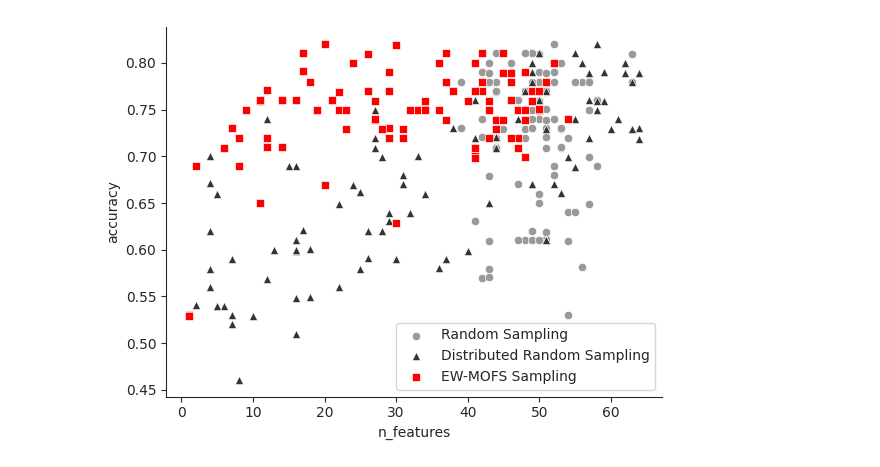
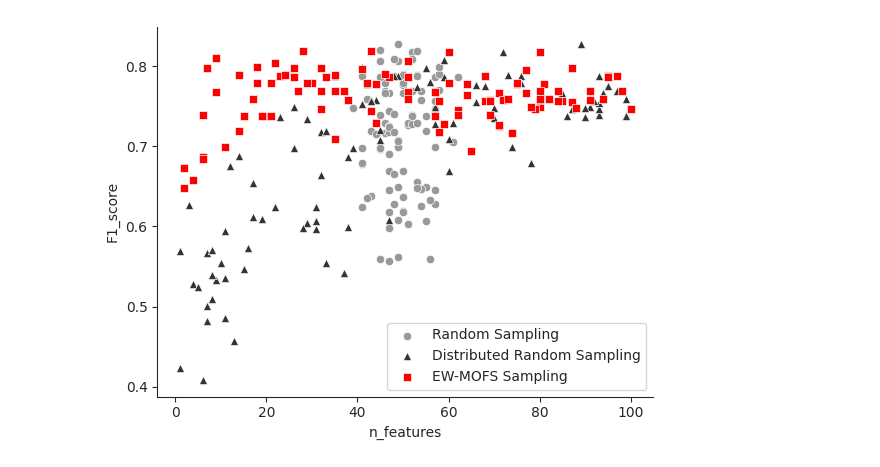
Before and after one commit to grkremer/ew-mofs, a Jupyter notebook: Initial_population_vis.ipynb, the cells around one changed output. Drawn from its saved outputs; the diff is of its cells as text; code cells hidden in the pictures.

```diff
--- a/Initial_population_vis.ipynb
+++ b/Initial_population_vis.ipynb
@@ -32,40 +32,41 @@ classifier = DecisionTreeClassifier()
 individuals = BinaryRandomSampling().do(problem, n_samples = 100)
 x = []
 eval = []
 for i in individuals:
     x.append(i.X.sum())
-    eval.append(np.array(cross_val_score(classifier, X[:,i.X], y, cv=3)).mean())
-data = pd.DataFrame({'accuracy' : eval,
+    eval.append(np.array(cross_val_score(classifier, X[:,i.X], y, cv=3, scoring='f1_macro')).mean())
+data = pd.DataFrame({'F1_score' : eval,
                     'n_features' : x})
-ax = sns.scatterplot(data = data, y = 'accuracy', x = 'n_features',marker = 'o', color='#999999')
+ax = sns.scatterplot(data = data, y = 'F1_score', x = 'n_features',marker = 'o', color='#999999')
 
 ##################################################################################################33
 
 individuals = BinaryDistributedWeightsSampling(max_features = 100, seed = 11).do(problem, n_samples = 100)
 x = []
 eval = []
 for i in individuals:
     x.append(i.X.sum())
-    eval.append(np.array(cross_val_score(classifier, X[:,i.X], y, cv=3)).mean())
-data = pd.DataFrame({'accuracy' : eval,
+    eval.append(np.array(cross_val_score(classifier, X[:,i.X], y, cv=3, scoring='f1_macro')).mean())
+data = pd.DataFrame({'F1_score' : eval,
                     'n_features' : x})
-ax = sns.scatterplot(data = data, y = 'accuracy', x = 'n_features',marker = '^', color='#333333')
+ax = sns.scatterplot(data = data, y = 'F1_score', x = 'n_features',marker = '^', color='#333333')
 
 ax.legend(['Random Sampling', 'Distributed Random Sampling'], loc='lower right')
 
 ##################################################################################################
 rf = getRF(X,y)
 individuals = BinaryDistributedWeightsSampling(max_features = 100, seed = 11, sampling_weights = rf).do(problem, n_samples = 100)
 x = []
 eval = []
 for i in individuals:
     x.append(i.X.sum())
-    eval.append(np.array(cross_val_score(classifier, X[:,i.X], y, cv=3)).mean())
-data = pd.DataFrame({'accuracy' : eval,
+    eval.append(np.array(cross_val_score(classifier, X[:,i.X], y, cv=3, scoring='f1_macro')).mean())
+data = pd.DataFrame({'F1_score' : eval,
                     'n_features' : x})
-ax = sns.scatterplot(data = data, y = 'accuracy', x = 'n_features',marker = 's', color='red')
+ax = sns.scatterplot(data = data, y = 'F1_score', x = 'n_features',marker = 's', color='red')
 
 ax.legend(['Random Sampling', 'Distributed Random Sampling', 'EW-MOFS Sampling'], loc='lower right')
 sns.despine()
+sns.
 # %% [output]
-[figure, old version]
+[figure, new version]
```
Also changed, not shown: 24 other files.
